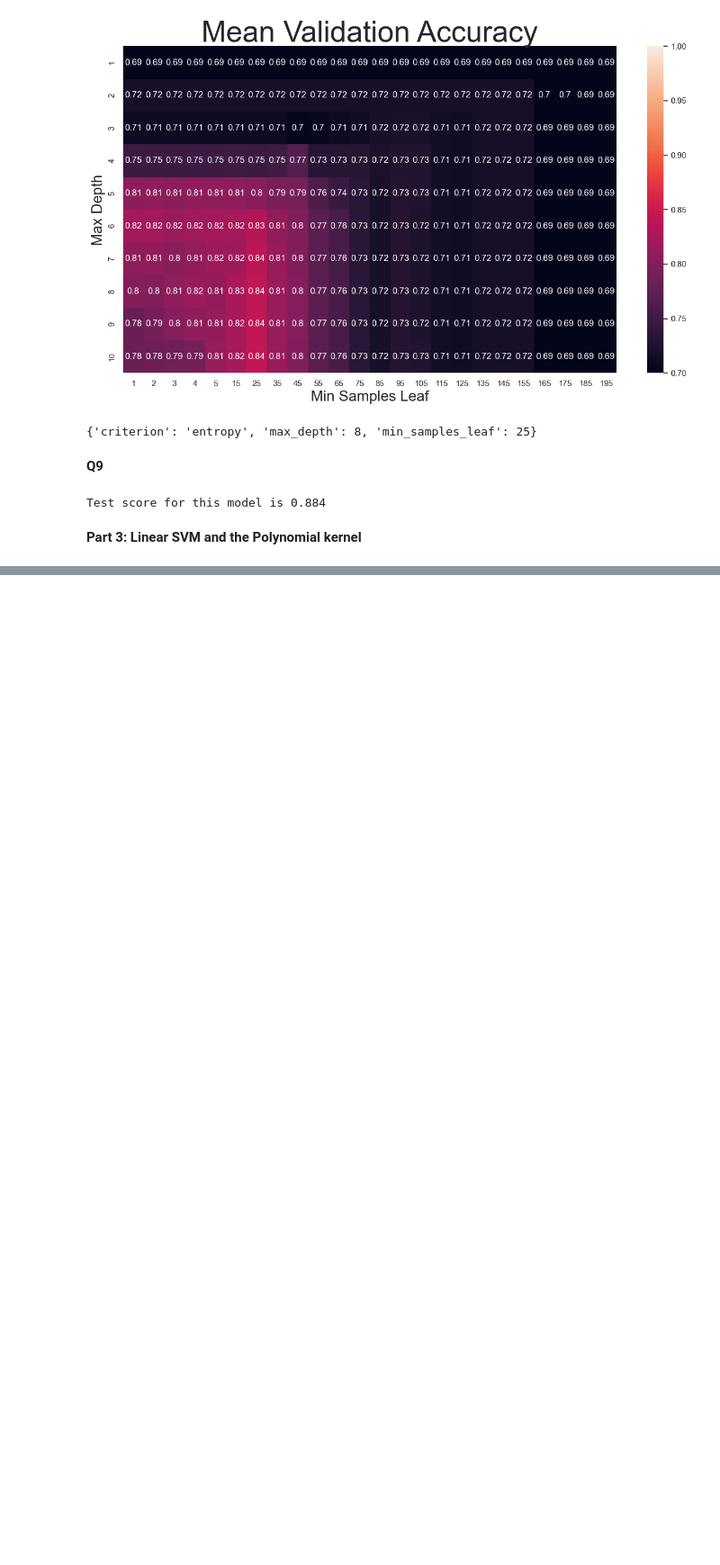
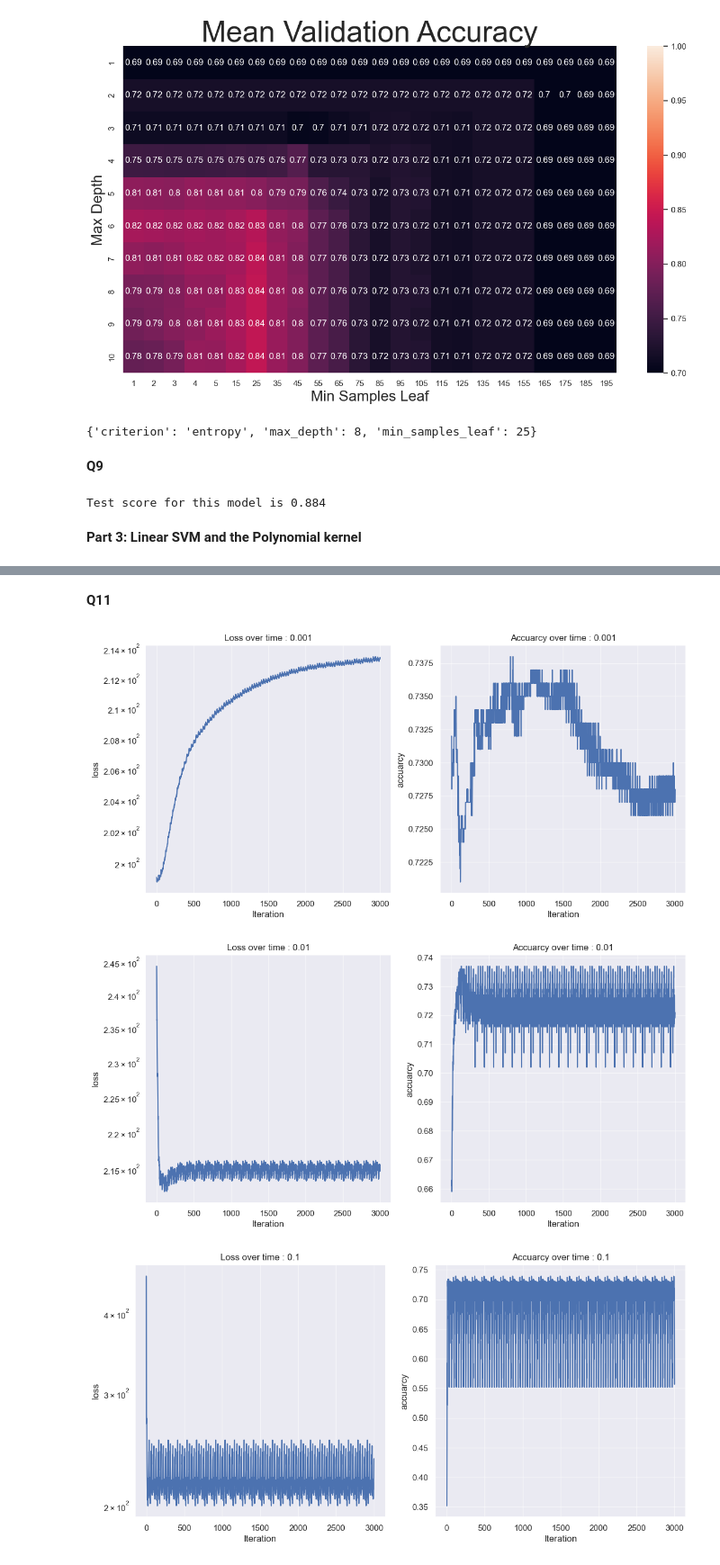
Before and after one commit to JohnHakatan/HW2_ML, a Jupyter notebook: HW2_major.ipynb, the cells around one changed output, grey strips where cells are left out. Shown at 90% size. Saved outputs shown, nothing was run; the diff lists cells and outputs as text; code cells hidden in the pictures; blank space fills up the shorter version.

```diff
--- a/HW2_major.ipynb
+++ b/HW2_major.ipynb
@@ -490,0 +497,19 @@ compare_gradients(X_train, Y_train, deltas=np.logspace(-9, -1, 12))
+# %% [markdown]
+**Q11**
+# %%
+X_train=train_df_prepared[['PCR_01','PCR_09']].copy()
+X_train=X_train.to_numpy()
+Y_train=train_df_prepared['spread'].to_numpy()
+#A
+for i in np.logspace(-3, 0, 4):
+  clf = SoftSVM(C=0.3, lr=i)
+  losses, accuracies = clf.fit_with_logs(X_train, Y_train, max_iter=3000)
+  plt.figure(figsize=(13, 6))
+  plt.subplot(121), plt.grid(alpha=0.5), plt.title ("Loss over time : " +str(i))
+  plt.semilogy(losses), plt.xlabel("Iteration"), plt.ylabel("loss")
+  plt.subplot(122), plt.grid(alpha=0.5), plt.title ("Accuarcy over time : " + str(i))
+  plt.plot(accuracies), plt.xlabel("Iteration"), plt.ylabel("accuarcy")
+# %% [output]
+[figure, added]
+[figure, added]
+[figure, added]
```
Also changed, not shown: parts of 13 cells of this notebook, 2 other files.
